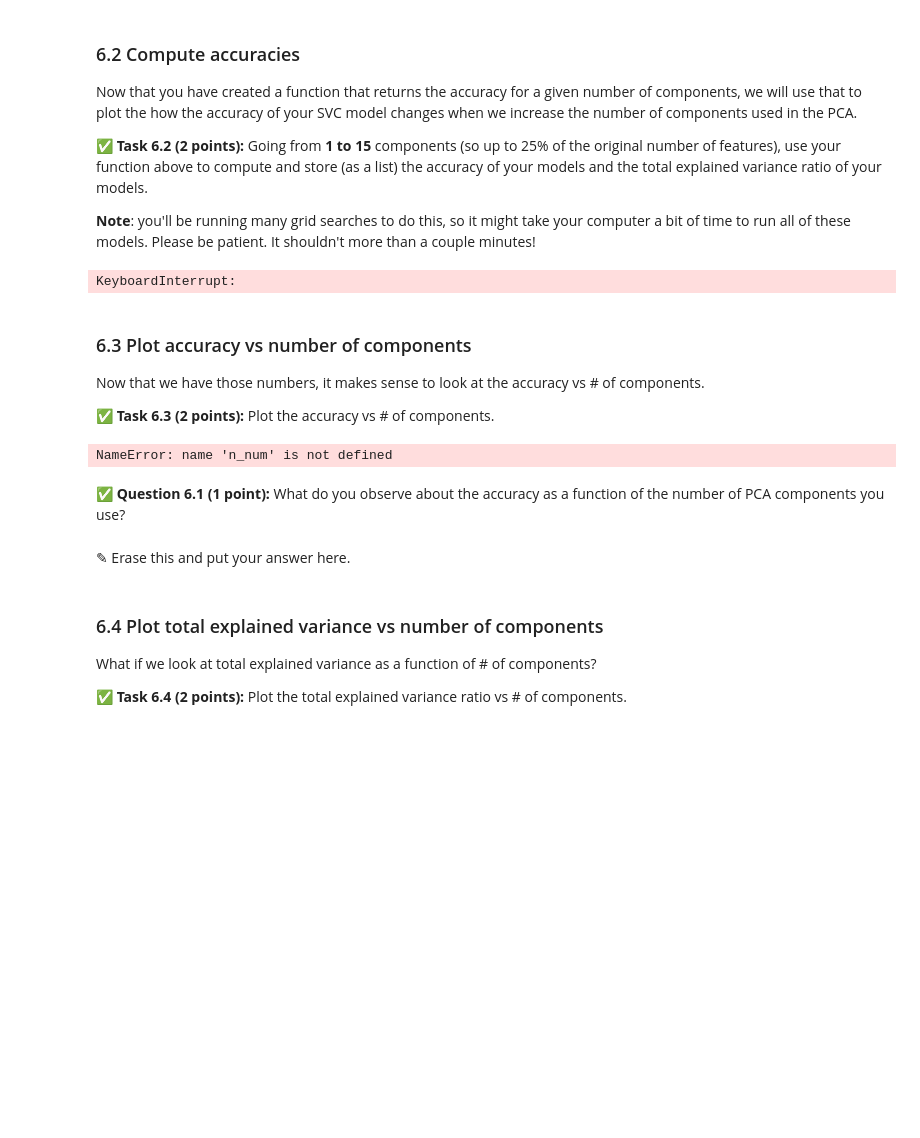
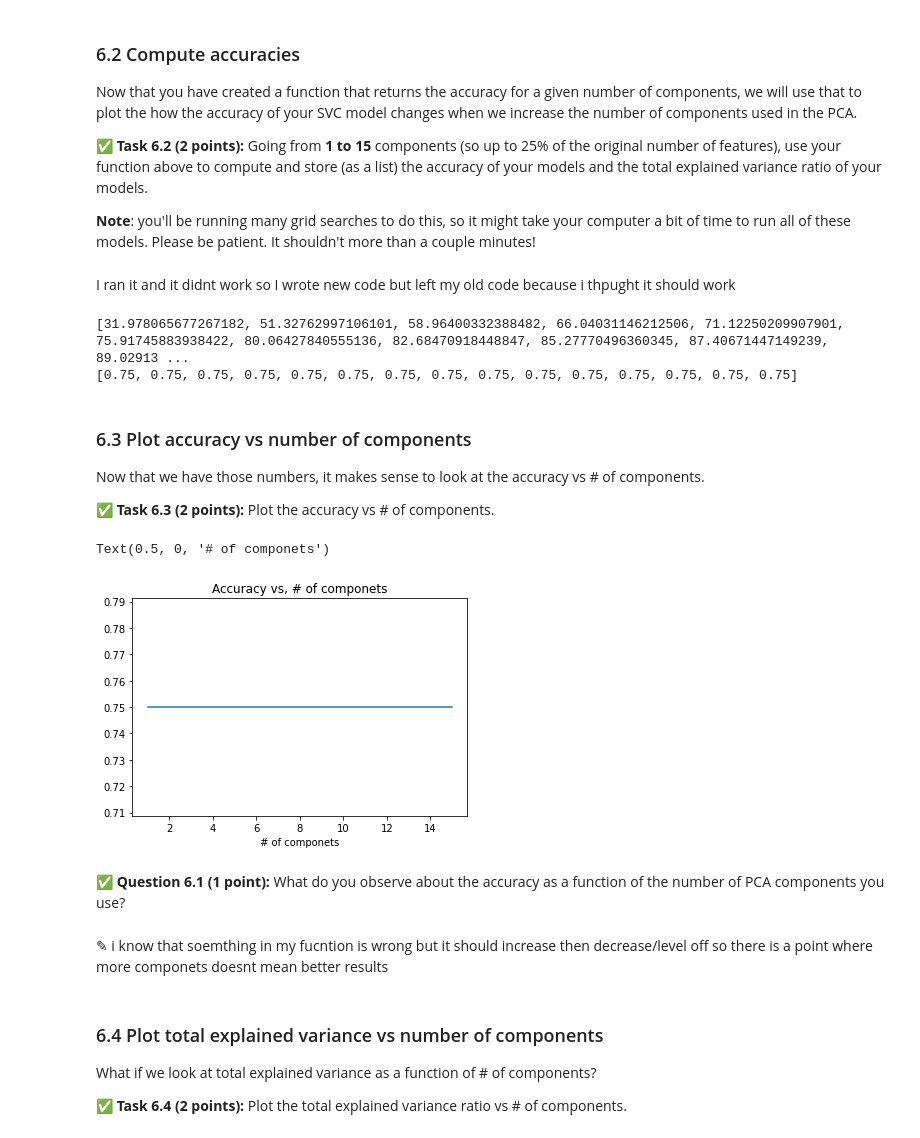
Before and after one commit to ryn-vw/CMSE202-f23-turnin, a Jupyter notebook: HW_4/HW_4, Ryn VW.ipynb, the cells around one changed output. Drawn from its saved outputs; the diff is of its cells as text; code cells hidden in the pictures; blank space fills up the shorter version.

```diff
--- a/HW_4/HW_4, Ryn VW.ipynb
+++ b/HW_4/HW_4, Ryn VW.ipynb
@@ -497,8 +486,8 @@ def acc_comp(components,train_vectors, test_vectors, train_labels, test_labels):
     pca_test_vectors = pca.transform(test_vectors)
     variance= sum(pca.explained_variance_ratio_)
 
-    param_grid = {'C': [10.0, 50.0, 100.0, 500.0, 1000.0, 5000.0, 10000.0],
-                  'gamma': [0.0005, 0.001, 0.005, 0.01],
+    param_grid = {'C': [.1, 1, 10.0, 100.0, 1000.0, 10000],
+                  'gamma': [0.0001, 0.001, 0.01, 0.1, 1, 10],
                  'kernel':['linear', 'rbf']}
     clf = GridSearchCV(SVC(class_weight='balanced'), param_grid)
     clf = clf.fit(pca_train_vectors, train_labels)
@@ -507,10 +496,12 @@ def acc_comp(components,train_vectors, test_vectors, train_labels, test_labels):
     gamma=clf.best_params_['gamma']
     kernel=clf.best_params_['kernel']
 
+
     clf=SVC(C=C, gamma=gamma, kernel=kernel)
     model=clf.fit(pca_train_vectors, train_labels)
 
     pred_labels=clf.predict(pca_test_vectors)
+
     accuracy=accuracy_score(pred_labels, test_labels)
 
     return variance, accuracy
@@ -524,11 +515,9 @@ Now that you have created a function that returns the accuracy for a given numbe
 **Note**: you'll be running many grid searches to do this, so it might take your computer a bit of time to run all of these models. Please be patient. It shouldn't more than a couple minutes!
 # %%
 # Put your code here
+variance=[]
 accuracy=[]
-variance=[]
-for k in range (0,16, 1):
-    k=acc_comp(k, train_vectors, test_vectors, train_labels, test_labels)
-    accuracy.append(k[1])
-    variance.append(k[0])
+for num in range (1,16):
+    var, acc=acc_comp(k, train_vectors, test_vectors, train_labels, test_labels)
+    variance.append(var)
+    accuracy.append(acc)
-# %% [output]
-KeyboardInterrupt:
@@ -535,18 +534,32 @@ KeyboardInterrupt:
+# %% [markdown]
+I ran it and it didnt work so I wrote new code but left my old code because i thpught it should work
+# %%
+variance=[]
+accuracy=[]
+for n in range (1,16):
+    var, acc= accuracy_componets(n)
+    variance.append(var)
+    accuracy.append(acc)
+# %% [output]
+[31.978065677267182, 51.32762997106101, 58.96400332388482, 66.04031146212506, 71.12250209907901, 75.91745883938422, 80.06427840555136, 82.68470918448847, 85.27770496360345, 87.40671447149239, 89.02913 ...
+[0.75, 0.75, 0.75, 0.75, 0.75, 0.75, 0.75, 0.75, 0.75, 0.75, 0.75, 0.75, 0.75, 0.75, 0.75]
 # %% [markdown]
 ### 6.3 Plot accuracy vs number of components
 
 Now that we have those numbers, it makes sense to look at the accuracy vs # of components.
 
 **&#9989; Task 6.3 (2 points):** Plot the accuracy vs # of components.
-# %%
-# Put your code here
-plt.plot(n_num, accuracy)
-# %% [output]
-NameError: name 'n_num' is not defined
+# %%
+plt.plot(range(1,16), accuracy)
+plt.title('Accuracy vs, # of componets')
+plt.xlabel('# of componets')
+# %% [output]
+Text(0.5, 0, '# of componets')
+[figure, added]
 # %% [markdown]
 **&#9989; Question 6.1 (1 point):** What do you observe about the accuracy as a function of the number of PCA components you use?
-# %% [markdown]
-<font size=+3>&#9998;</font> Erase this and put your answer here.
+# %% [markdown]
+<font size=+3>&#9998;</font> i know that soemthing in my fucntion is wrong but it should increase then decrease/level off so there is a point where more componets doesnt mean better results
 # %% [markdown]
 ### 6.4 Plot total explained variance vs number of components
 
```
Also changed, not shown: parts of 13 cells of this notebook.
